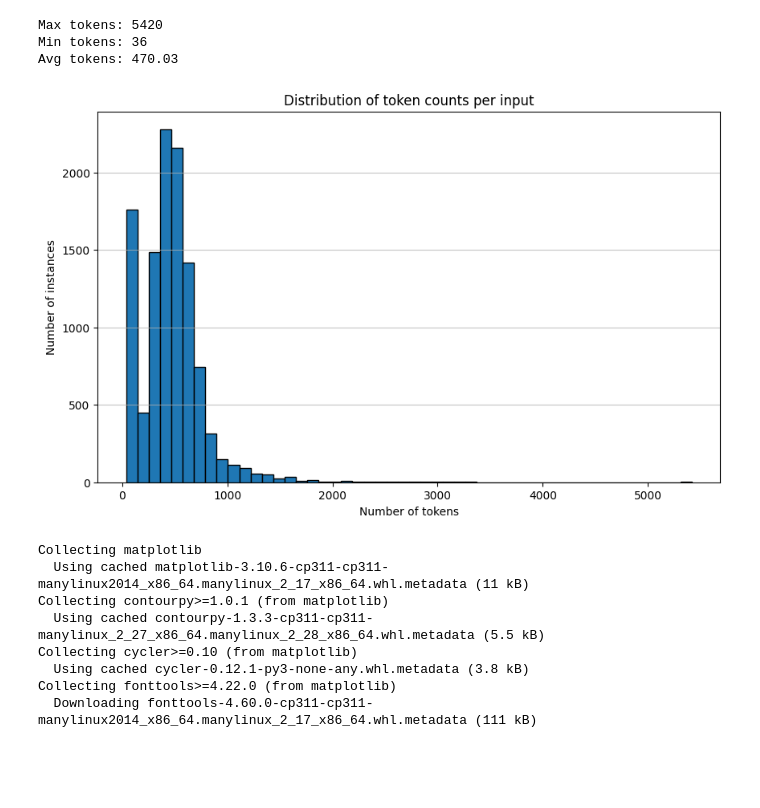
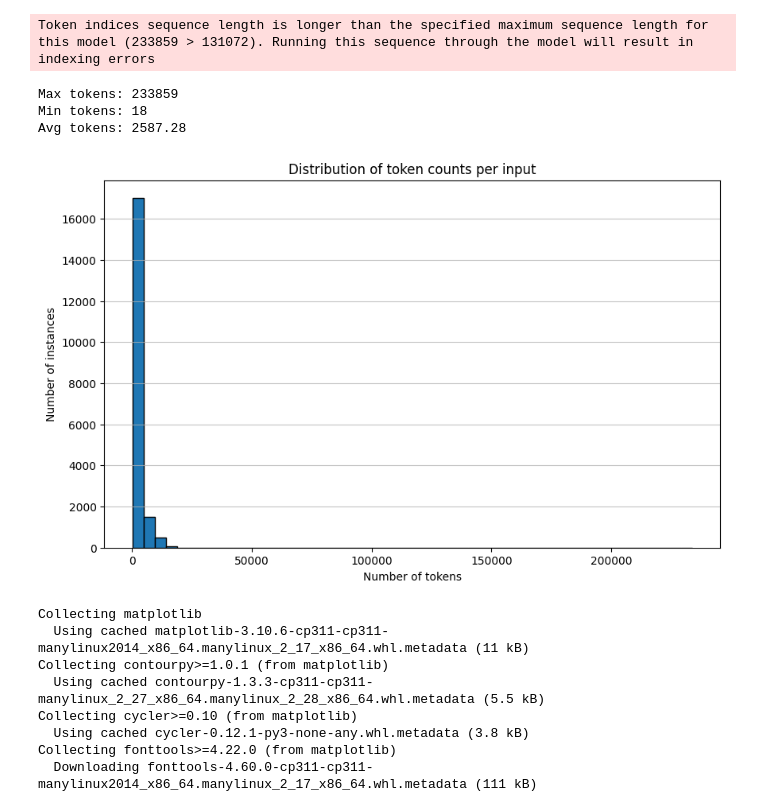
Before and after one commit to Viratsingh527/Multilingual_factchecking, a Jupyter notebook: notebooks/dataset_visualization.ipynb, the cells around one changed output. Saved outputs shown, nothing was run; the diff lists cells and outputs as text; code cells hidden in the pictures; blank space fills up the shorter version.

Commit message:
visualizing average token length of xfact sentence chunked evidences

```diff
--- a/notebooks/dataset_visualization.ipynb
+++ b/notebooks/dataset_visualization.ipynb
@@ -8,38 +8,39 @@ import matplotlib.pyplot as plt
 tokenizer = AutoTokenizer.from_pretrained("meta-llama/Llama-3.1-8B-Instruct")
 
 # Load dataset
-with open("../LLaMA-Factory/data/ru22fact_train_data_with_llm_retrieved_evidence.json", "r", encoding="utf-8") as f:
+with open("../LLaMA-Factory/data/xfact_train_data_with_sentence_level_chunked_retrieved_evidence.json", "r", encoding="utf-8") as f:
     data = json.load(f)
 
 # Count tokens for each "input"
 token_counts = []
 for item in data:
     text = item["input"]
     tokens = tokenizer.encode(text, add_special_tokens=False)
     token_counts.append(len(tokens))
 
 # Compute stats
 max_tokens = max(token_counts)
 min_tokens = min(token_counts)
 avg_tokens = mean(token_counts)
 
 print(f"Max tokens: {max_tokens}")
 print(f"Min tokens: {min_tokens}")
 print(f"Avg tokens: {avg_tokens:.2f}")
 
 # --- Plot histogram ---
 plt.figure(figsize=(10, 6))
 plt.hist(token_counts, bins=50, edgecolor="black")  # adjust bins as needed
 plt.xlabel("Number of tokens")
 plt.ylabel("Number of instances")
 plt.title("Distribution of token counts per input")
 plt.grid(axis="y", alpha=0.75)
 plt.show()
 # %% [output]
-Max tokens: 5420
-Min tokens: 36
-Avg tokens: 470.03
+Token indices sequence length is longer than the specified maximum sequence length for this model (233859 > 131072). Running this sequence through the model will result in indexing errors
+Max tokens: 233859
+Min tokens: 18
+Avg tokens: 2587.28
-[figure, old version]
+[figure, new version]
 # %%
 !pip install matplotlib
 # %% [output]
```
